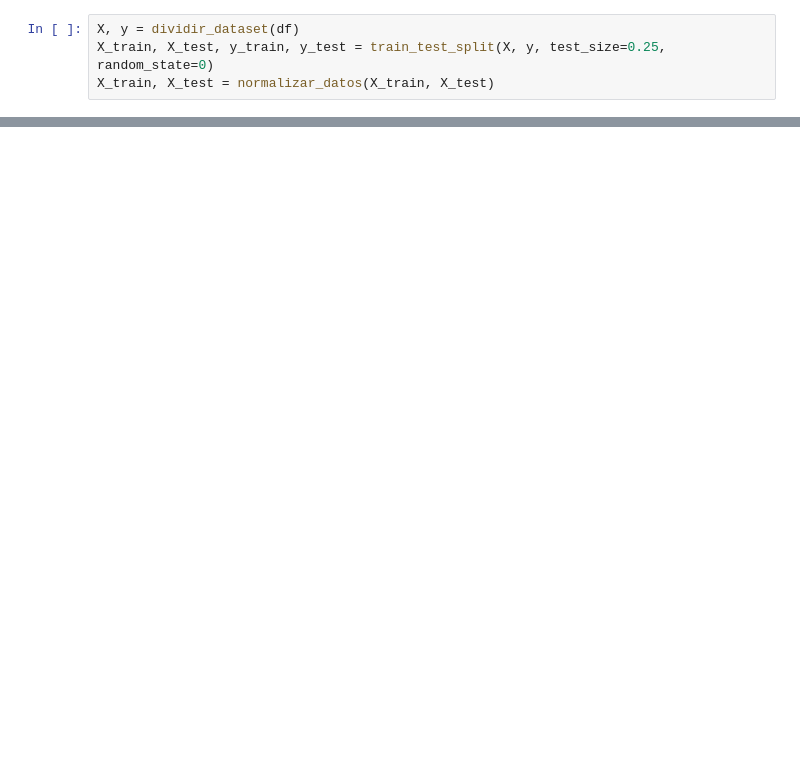
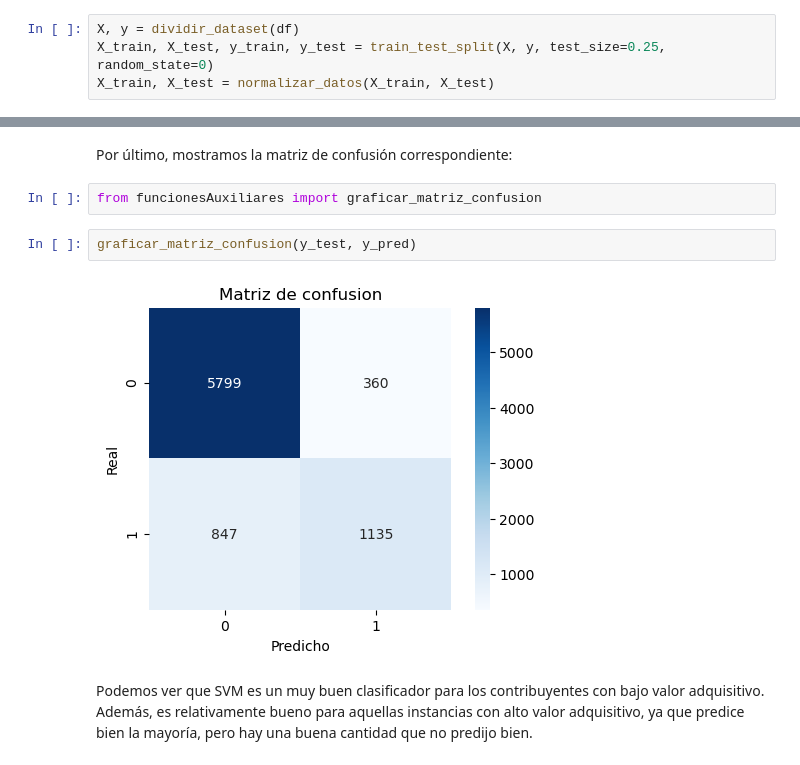
Before and after one commit to MateoCraviotto/Organizacion-de-datos-fiuba-1, a Jupyter notebook: TP2/SVM.ipynb, the cells around one changed output, grey strips where cells are left out. Drawn from its saved outputs; the diff is of its cells as text; blank space fills up the shorter version.

```diff
--- a/TP2/SVM.ipynb
+++ b/TP2/SVM.ipynb
@@ -91,0 +131,10 @@ graficar_auc_roc(y_test,y_pred)
+# %% [markdown]
+Por último, mostramos la matriz de confusión correspondiente:
+# %%
+from funcionesAuxiliares import graficar_matriz_confusion
+# %%
+graficar_matriz_confusion(y_test, y_pred)
+# %% [output]
+[figure, added]
+# %% [markdown]
+Podemos ver que SVM es un muy buen clasificador para los contribuyentes con bajo valor adquisitivo. Además, es relativamente bueno para aquellas instancias con alto valor adquisitivo, ya que predice bien la mayoría, pero hay una buena cantidad que no predijo bien.
```
Also changed, not shown: parts of 41 cells of this notebook, 1 other file.
